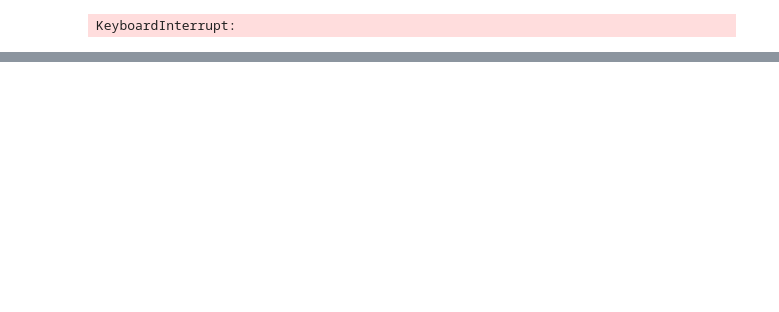
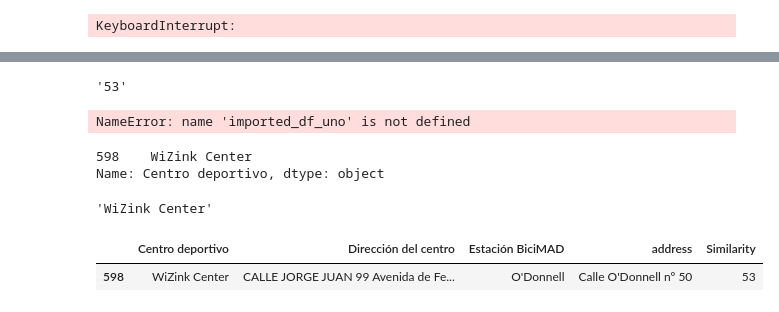
Before and after one commit to Izaskunastrain/ih_datamadpt1121_project_m1, a Jupyter notebook: notebooks/wrangling_functions.ipynb, the cells around one changed output, grey strips where cells are left out. Cells and saved outputs as stored; diff of their text form; code cells hidden in the pictures; blank space fills up the shorter version.

```diff
--- a/notebooks/wrangling_functions.ipynb
+++ b/notebooks/wrangling_functions.ipynb
@@ -267,0 +318,9 @@ KeyboardInterrupt:
+# %%
+max_value
+# %% [output]
+'53'
+# %%
+center_list= [center]
+center_info= imported_df_uno[imported_df_uno['Centro deportivo'].isin(center_list)]
+# %% [output]
+NameError: name 'imported_df_uno' is not defined
@@ -267,0 +329,23 @@ KeyboardInterrupt:
+# %%
+closest_center= df_izas_renamed.query(similarity_string)['Centro deportivo']
+# %%
+closest_center
+# %% [output]
+598    WiZink Center
+Name: Centro deportivo, dtype: object
+# %%
+closest_center_string= closest_center.to_string(index=False)
+closest_center_string
+# %% [output]
+'WiZink Center'
+# %%
+
+closest_center_to_list= [closest_center_string]
+# %%
+
+center_inf= df_izas_renamed[df_izas_renamed['Centro deportivo'].isin(closest_center_to_list)]
+# %%
+center_inf
+# %% [output]
+|  | Centro deportivo | Dirección del centro | Estación BiciMAD | address | Similarity |
+| 598 | WiZink Center | CALLE JORGE JUAN 99 Avenida de Fe... | O'Donnell | Calle O'Donnell nº 50 | 53 |
```
Also changed, not shown: parts of 9 cells of this notebook, 3 other files.
